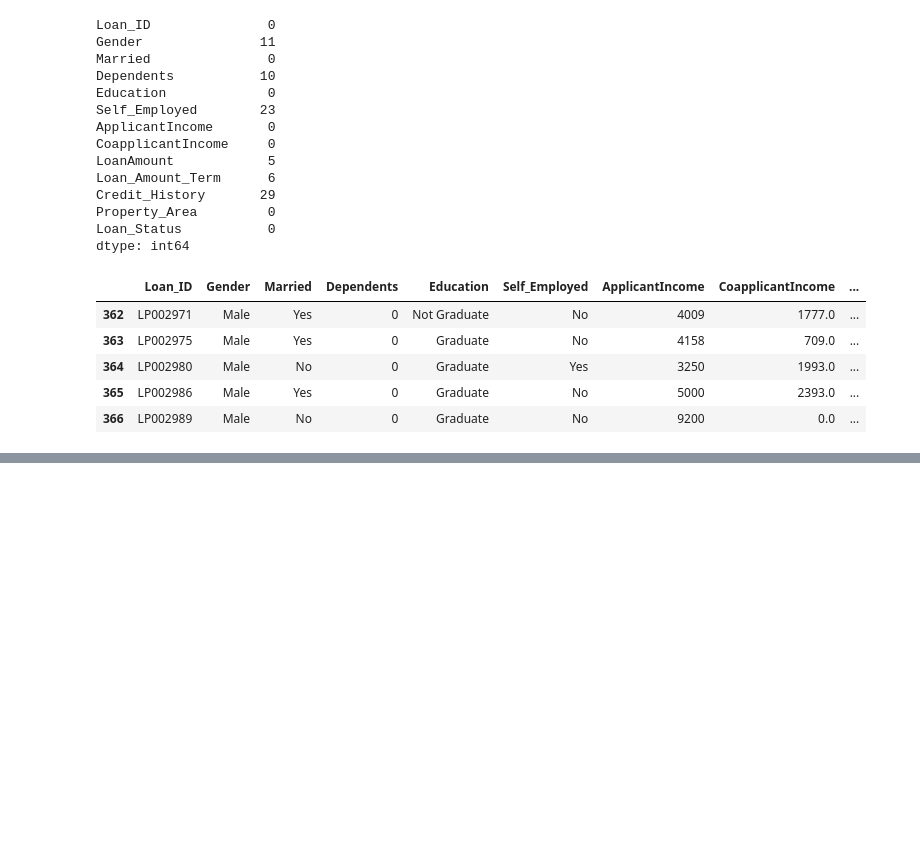
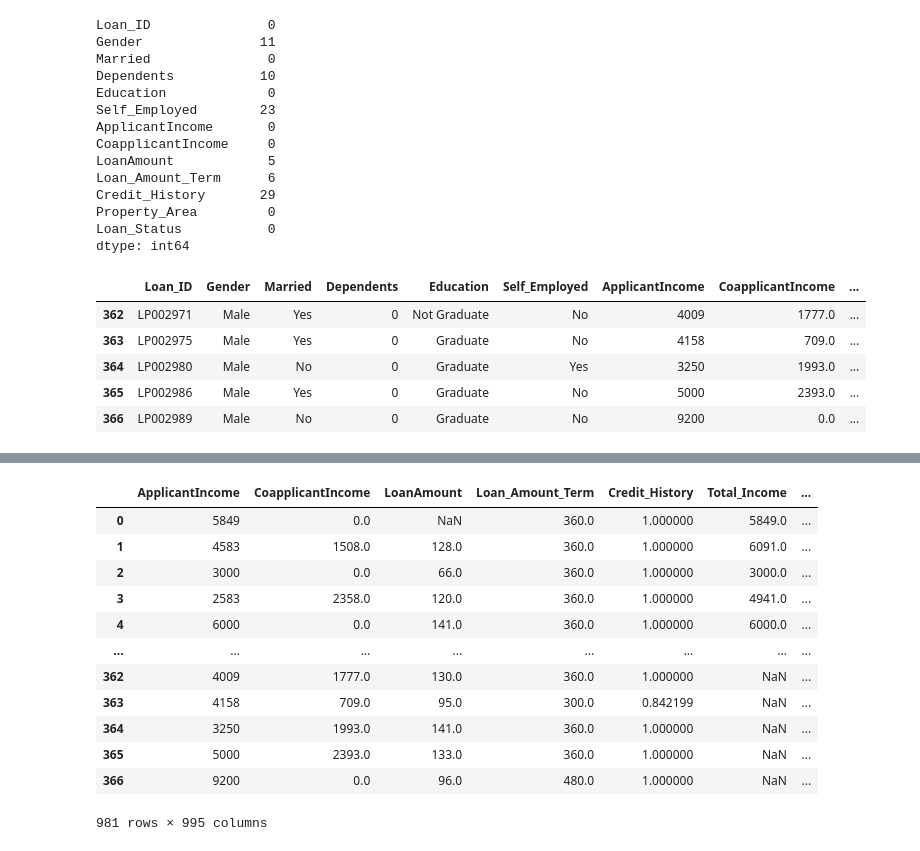
Before and after one commit to Marlyng26/Loan-Analysis, a Jupyter notebook: final_project.ipynb, the cells around one changed output, grey strips where cells are left out. Drawn from its saved outputs; the diff is of its cells as text; code cells hidden in the pictures; blank space fills up the shorter version.

```diff
--- a/final_project.ipynb
+++ b/final_project.ipynb
@@ -363,0 +259,17 @@ train_data_hot= total_data_hot.iloc[:loans_len,:]
+# %%
+data = total_data_num.drop("Loan_Status_Y", axis=1)
+data
+# %% [output]
+|  | ApplicantIncome | CoapplicantIncome | LoanAmount | Loan_Amount_Term | Credit_History | Total_Income | ... |
+| 0 | 5849 | 0.0 | NaN | 360.0 | 1.000000 | 5849.0 | ... |
+| 1 | 4583 | 1508.0 | 128.0 | 360.0 | 1.000000 | 6091.0 | ... |
+| 2 | 3000 | 0.0 | 66.0 | 360.0 | 1.000000 | 3000.0 | ... |
+| 3 | 2583 | 2358.0 | 120.0 | 360.0 | 1.000000 | 4941.0 | ... |
+| 4 | 6000 | 0.0 | 141.0 | 360.0 | 1.000000 | 6000.0 | ... |
+| ... | ... | ... | ... | ... | ... | ... | ... |
+| 362 | 4009 | 1777.0 | 130.0 | 360.0 | 1.000000 | NaN | ... |
+| 363 | 4158 | 709.0 | 95.0 | 300.0 | 0.842199 | NaN | ... |
+| 364 | 3250 | 1993.0 | 141.0 | 360.0 | 1.000000 | NaN | ... |
+| 365 | 5000 | 2393.0 | 133.0 | 360.0 | 1.000000 | NaN | ... |
+| 366 | 9200 | 0.0 | 96.0 | 480.0 | 1.000000 | NaN | ... |
+981 rows × 995 columns
```
Also changed, not shown: parts of 68 cells of this notebook.
